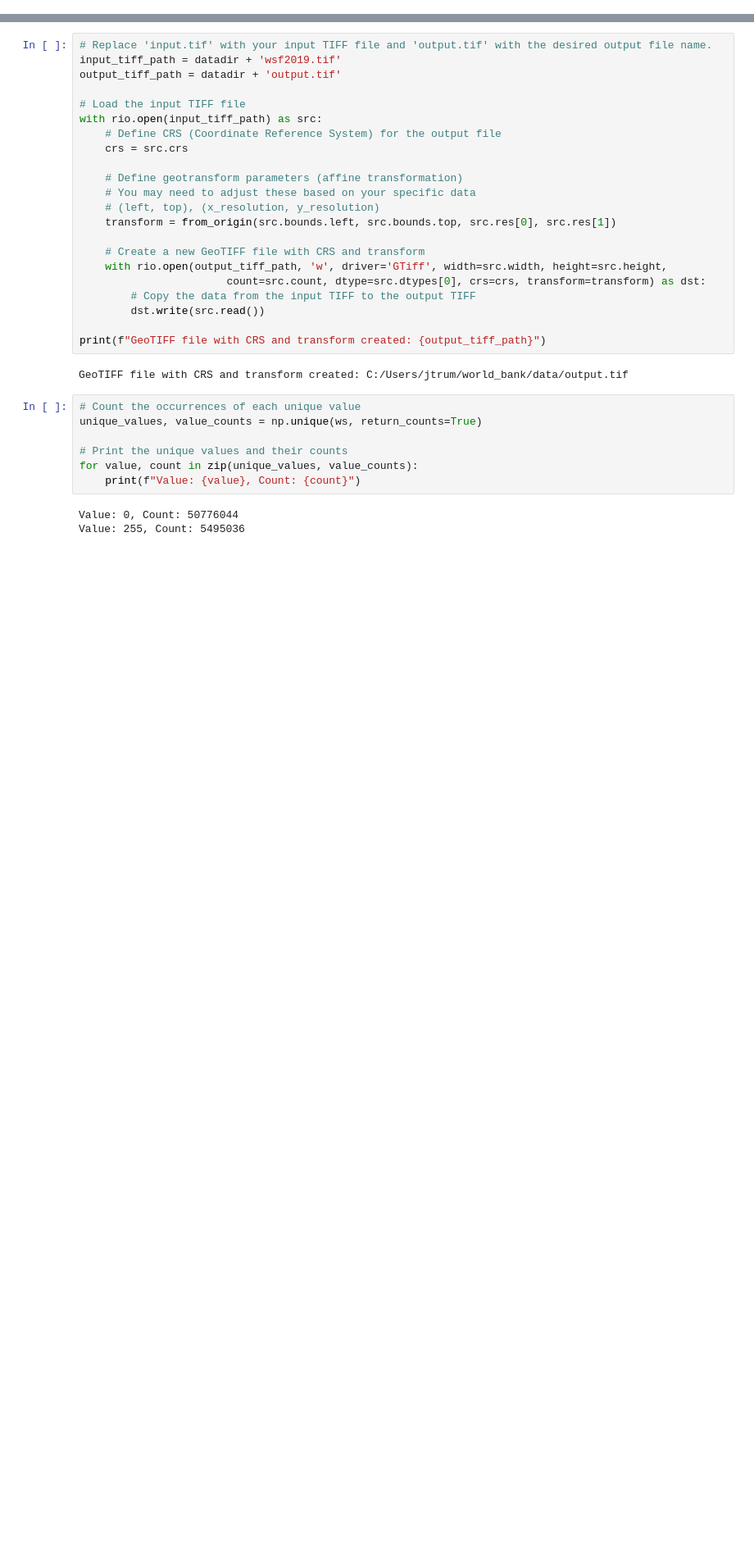
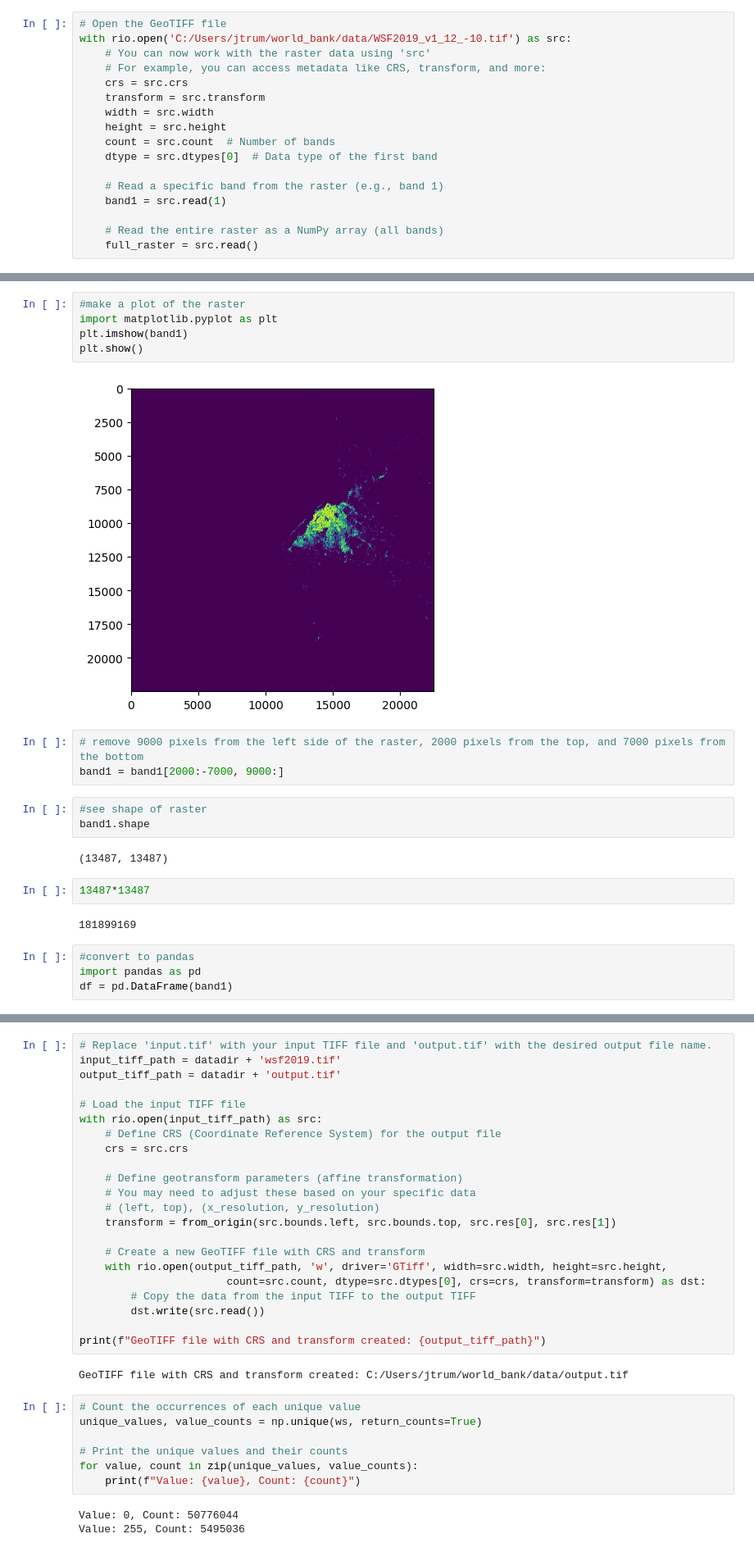
Before and after one commit to jtrummler/wash-scan, a Jupyter notebook: wsf-2019.ipynb, the cells around one changed output, grey strips where cells are left out. Shown at 82% size. Drawn from its saved outputs; the diff is of its cells as text; blank space fills up the shorter version.

```diff
--- a/wsf-2019.ipynb
+++ b/wsf-2019.ipynb
@@ -0,0 +12,17 @@
+# %%
+# Open the GeoTIFF file
+with rio.open('C:/Users/jtrum/world_bank/data/WSF2019_v1_12_-10.tif') as src:
+    # You can now work with the raster data using 'src'
+    # For example, you can access metadata like CRS, transform, and more:
+    crs = src.crs
+    transform = src.transform
+    width = src.width
+    height = src.height
+    count = src.count  # Number of bands
+    dtype = src.dtypes[0]  # Data type of the first band
+
+    # Read a specific band from the raster (e.g., band 1)
+    band1 = src.read(1)
+
+    # Read the entire raster as a NumPy array (all bands)
+    full_raster = src.read()
@@ -0,0 +44,23 @@
+# %%
+#make a plot of the raster
+import matplotlib.pyplot as plt
+plt.imshow(band1)
+plt.show()
+# %% [output]
+[figure, added]
+# %%
+# remove 9000 pixels from the left side of the raster, 2000 pixels from the top, and 7000 pixels from the bottom
+band1 = band1[2000:-7000, 9000:]
+# %%
+#see shape of raster
+band1.shape
+# %% [output]
+(13487, 13487)
+# %%
+13487*13487
+# %% [output]
+181899169
+# %%
+#convert to pandas
+import pandas as pd
+df = pd.DataFrame(band1)
```
Also changed, not shown: parts of 73 cells of this notebook, 10 other files.
